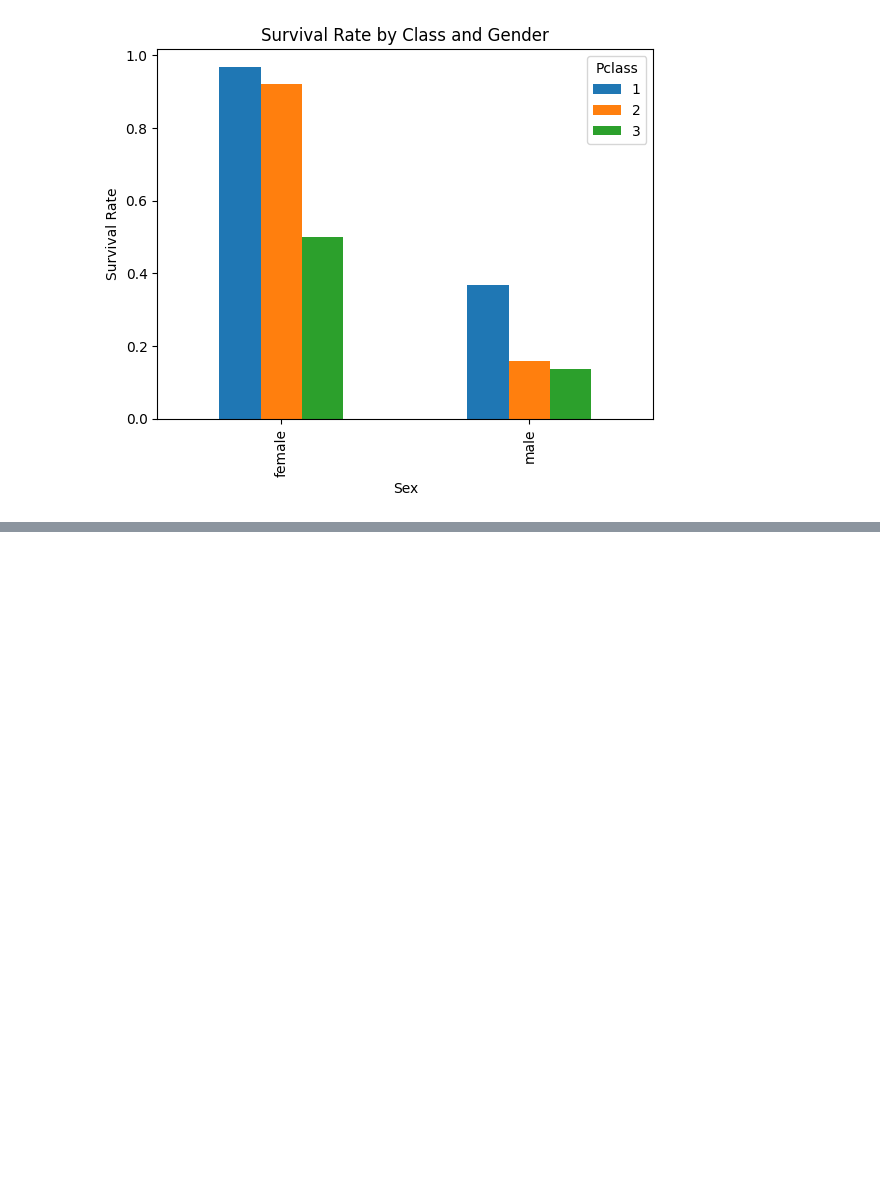
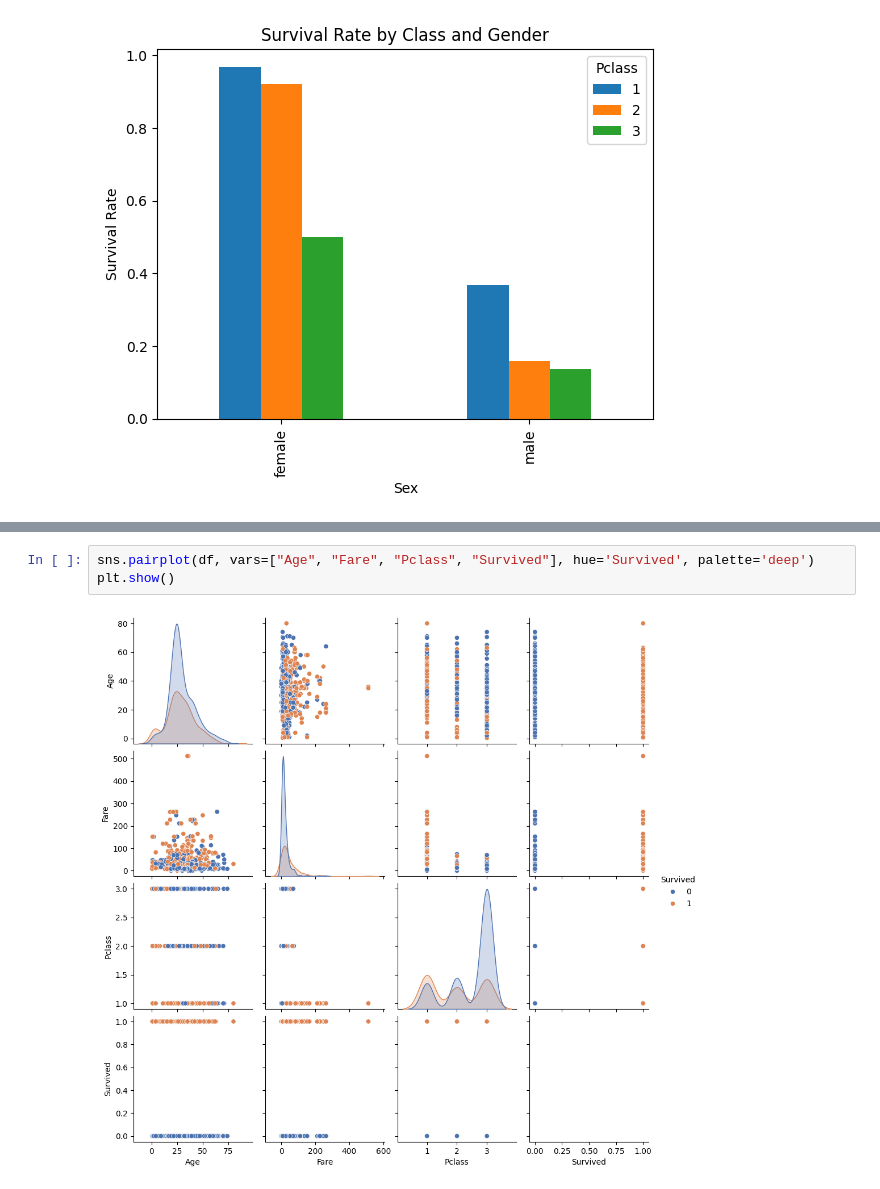
Before and after one commit to Arian-Vaezi/titanic-pandas-analysis, a Jupyter notebook: notebooks/01_exploration.ipynb, the cells around one changed output, grey strips where cells are left out. Cells and saved outputs as stored; diff of their text form; blank space fills up the shorter version.

```diff
--- a/notebooks/01_exploration.ipynb
+++ b/notebooks/01_exploration.ipynb
@@ -192,0 +296,5 @@ plt.show()
+# %%
+sns.pairplot(df, vars=["Age", "Fare", "Pclass", "Survived"], hue='Survived', palette='deep')
+plt.show()
+# %% [output]
+[figure, added]
```
Also changed, not shown: parts of 15 cells of this notebook.
